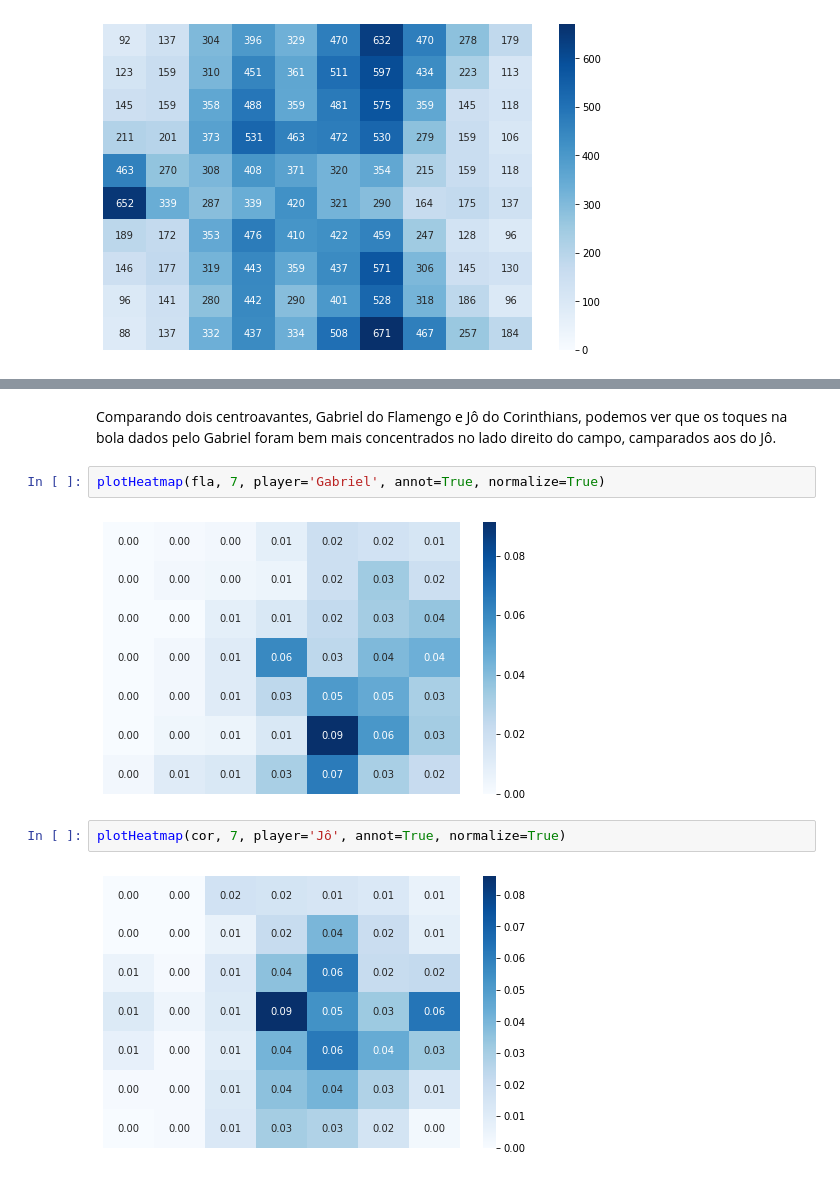
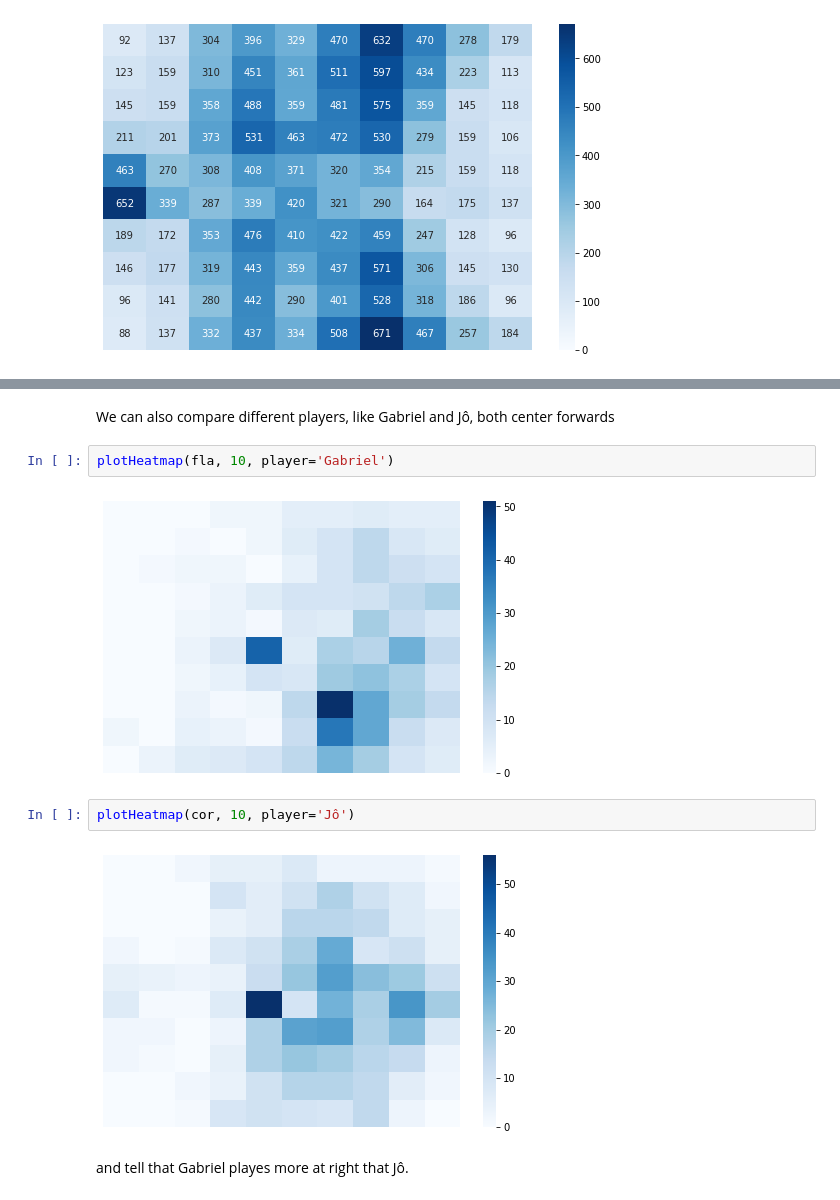
Before and after one commit to guilhermecxe/soccer_analysis, a Jupyter notebook: heatmap/heatmap.ipynb, the cells around one changed output, grey strips where cells are left out. Saved outputs shown, nothing was run; the diff lists cells and outputs as text.

```diff
--- a/heatmap/heatmap.ipynb
+++ b/heatmap/heatmap.ipynb
@@ -134,11 +144,13 @@ plotHeatmap(sao, 8, player='D. Alves', annot=True, normalize=True)
 # %% [markdown]
-Comparando dois centroavantes, Gabriel do Flamengo e Jô do Corinthians, podemos ver que os toques na bola dados pelo Gabriel foram bem mais concentrados no lado direito do campo, camparados aos do Jô.
+We can also compare different players, like Gabriel and Jô, both center forwards
 # %%
-plotHeatmap(fla, 7, player='Gabriel', annot=True, normalize=True)
+plotHeatmap(fla, 10, player='Gabriel')
 # %% [output]
-[figure, old version]
+[figure, new version]
 # %%
-plotHeatmap(cor, 7, player='Jô', annot=True, normalize=True)
+plotHeatmap(cor, 10, player='Jô')
 # %% [output]
-[figure, old version]
+[figure, new version]
+# %% [markdown]
+and tell that Gabriel playes more at right that Jô.
 # %% [markdown]
```
Also changed, not shown: parts of 17 cells of this notebook.
